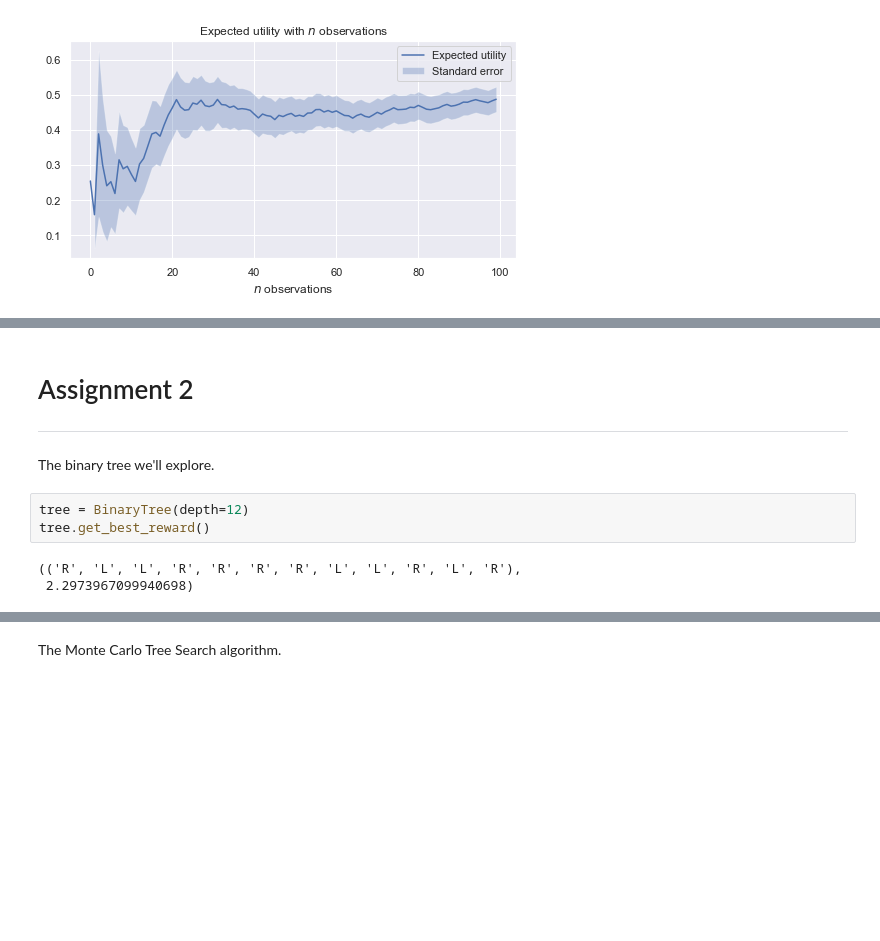
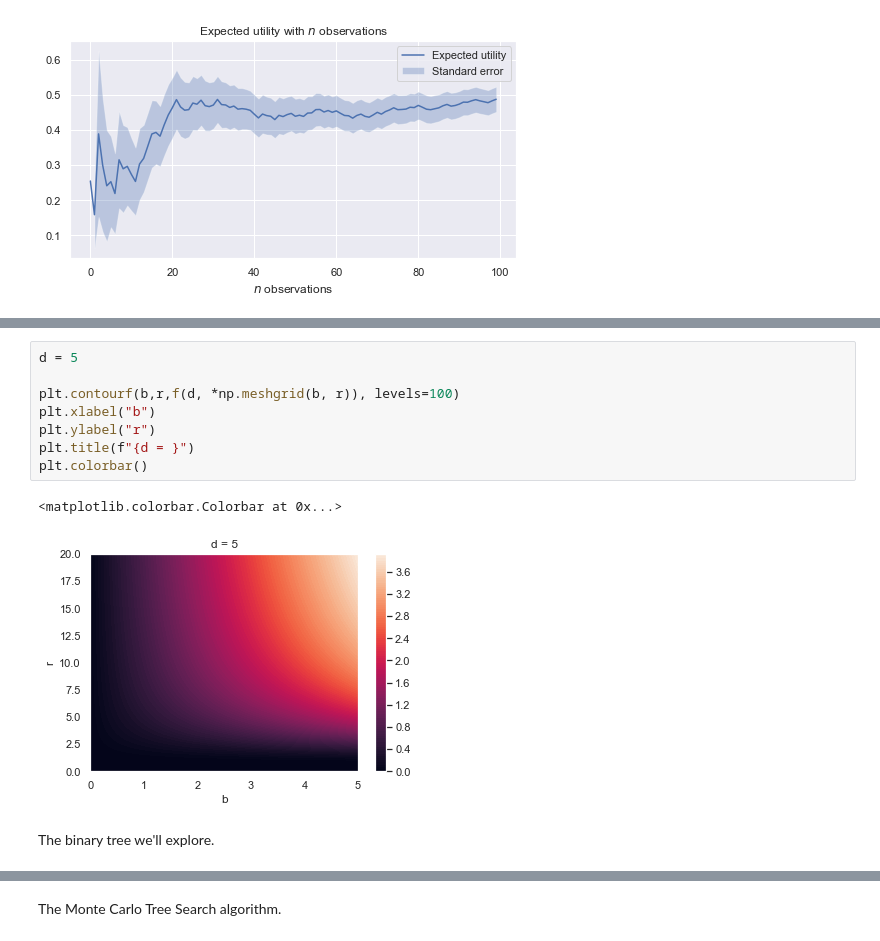
Before and after one commit to AlexHoorn/VU-MAS2021, a Jupyter notebook: assignment.ipynb, the cells around one changed output, grey strips where cells are left out. Saved outputs shown, nothing was run; the diff lists cells and outputs as text; blank space fills up the shorter version.

Commit message:
Update assignment 2

```diff
--- a/assignment.ipynb
+++ b/assignment.ipynb
@@ -62,12 +85,13 @@ fig.savefig("1-2.pdf")
+# %%
+d = 5
+
+plt.contourf(b,r,f(d, *np.meshgrid(b, r)), levels=100)
+plt.xlabel("b")
+plt.ylabel("r")
+plt.title(f"{d = }")
+plt.colorbar()
+# %% [output]
+<matplotlib.colorbar.Colorbar at 0x...>
+[figure, added]
 # %% [markdown]
-# Assignment 2
-
----
-
 The binary tree we'll explore.
-# %%
-tree = BinaryTree(depth=12)
-tree.get_best_reward()
-# %% [output]
-(('R', 'L', 'L', 'R', 'R', 'R', 'R', 'L', 'L', 'R', 'L', 'R'),
- 2.2973967099940698)
```
Also changed, not shown: parts of 6 cells of this notebook, 3 other files.
